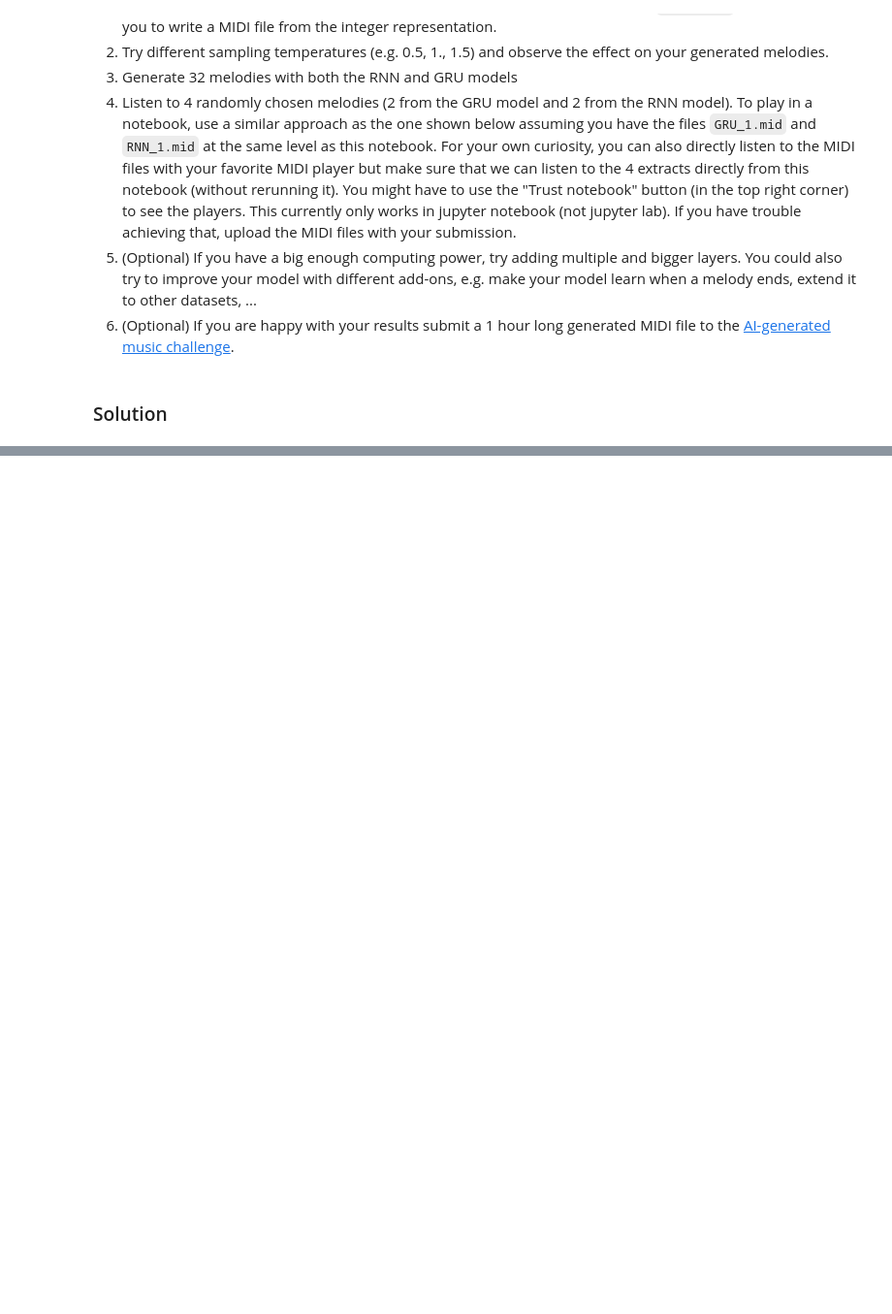
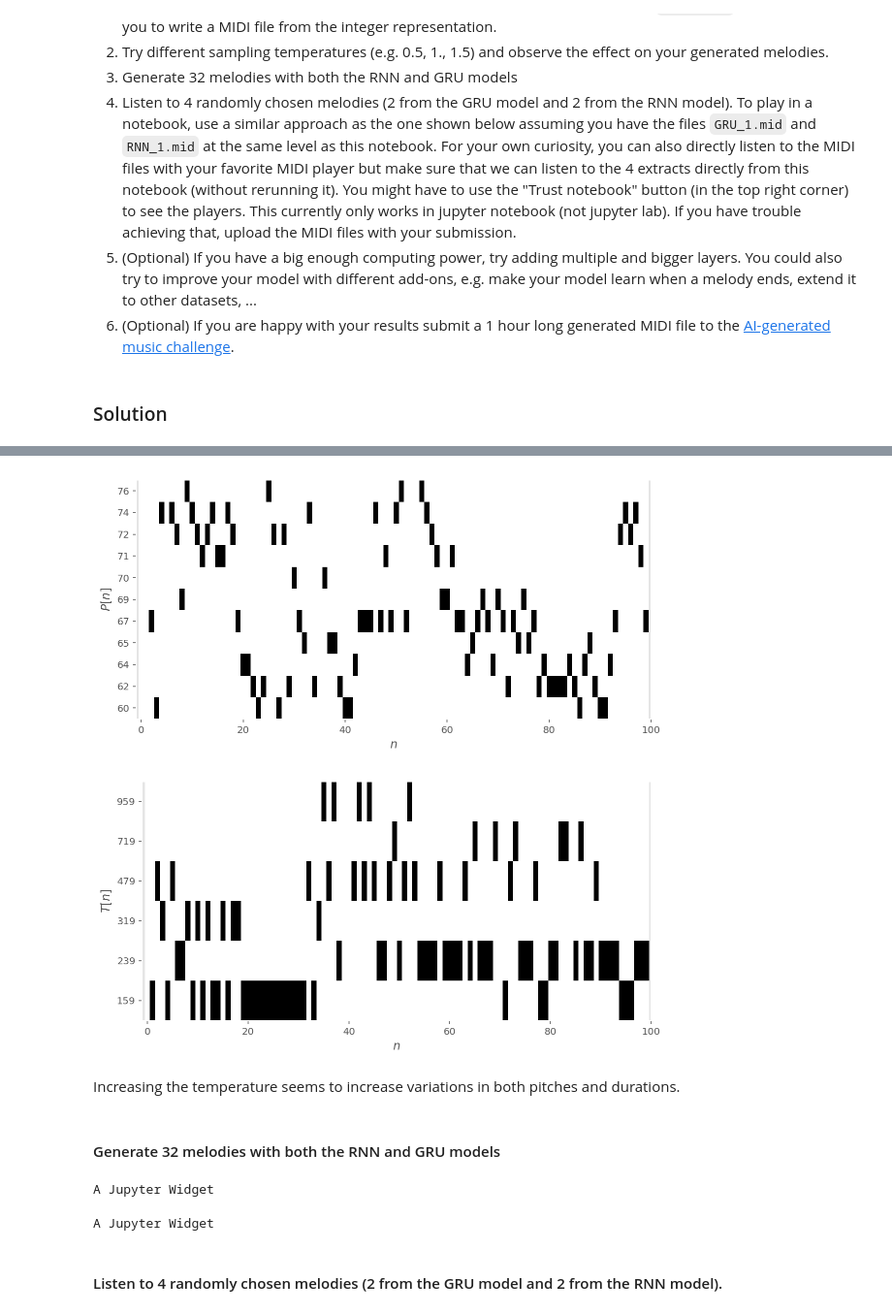
Before and after one commit to Amaumaury/ArtificialNeuralNetworks, a Jupyter notebook: Project_2/miniproject2.ipynb, the cells around one changed output, grey strips where cells are left out. Shown at 97% size. Drawn from its saved outputs; the diff is of its cells as text; code cells hidden in the pictures; blank space fills up the shorter version.

```diff
--- a/Project_2/miniproject2.ipynb
+++ b/Project_2/miniproject2.ipynb
@@ -579,0 +779,21 @@ music21.midi.translate.midiFilePathToStream('RNN_1.mid').show('midi')
+# %%
+melody_2 = generate_melody(simpleRNN, np.zeros(52), np.zeros(19), 100, temperature=1.5)
+
+plotMelody(melody_2['P'], melody_2['T'], mapping)
+# %% [output]
+[figure, added]
+[figure, added]
+# %% [markdown]
+Increasing the temperature seems to increase variations in both pitches and durations.
+# %% [markdown]
+#### Generate 32 melodies with both the RNN and GRU models
+# %%
+simpleRNN_melodies = [generate_melody(simpleRNN, np.zeros(52), np.zeros(19), 100) for i in tqdm_notebook(range(16))]
+# %% [output]
+A Jupyter Widget
+# %%
+GRU_melodies = [generate_melody(gru, np.zeros(52), np.zeros(19), 100, 0.5) for i in tqdm_notebook(range(16))]
+# %% [output]
+A Jupyter Widget
+# %% [markdown]
+#### Listen to 4 randomly chosen melodies (2 from the GRU model and 2 from the RNN model).
```
Also changed, not shown: parts of 35 cells of this notebook, 3 other files.
